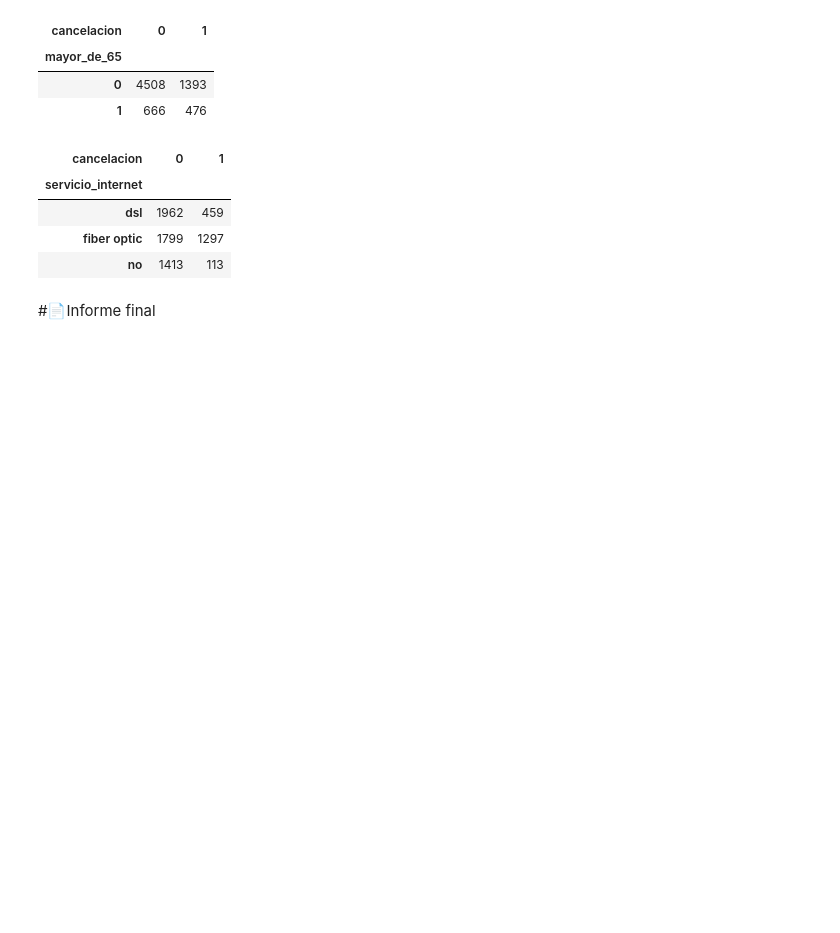
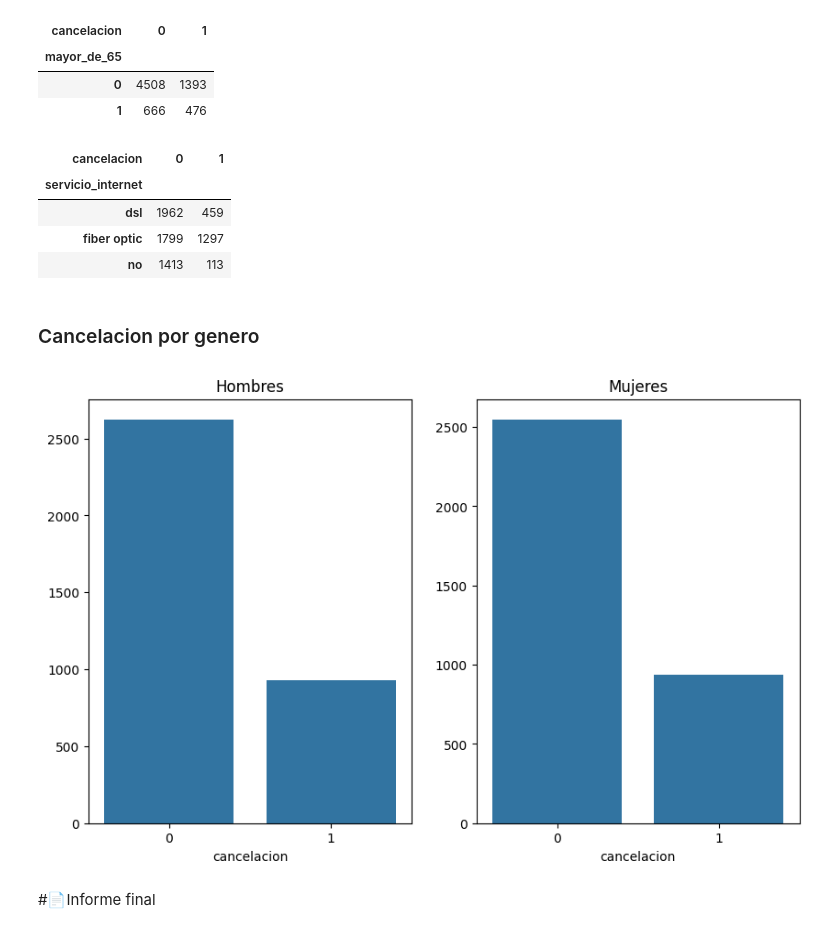
Before and after one commit to arnaldourbina/desafio_telecom_x, a Jupyter notebook: TelecomX_LATAM.ipynb, the cells around one changed output. Cells and saved outputs as stored; diff of their text form; code cells hidden in the pictures; blank space fills up the shorter version.

```diff
--- a/TelecomX_LATAM.ipynb
+++ b/TelecomX_LATAM.ipynb
@@ -257,3 +257,7 @@ Index(['id', 'cancelacion', 'genero', 'mayor_de_65', 'pareja', 'dependientes',
        'tipo_contrato', 'facturas_electronicas', 'metodo_pago',
        'total_pagos_mensuales', 'ingreso_total_cliente', 'cuentas_diarias'],
       dtype='object')
+# %%
+
+data_json_norm['tiempo_de_contrato'] = data_json_norm['ingreso_total_cliente']/data_json_norm['total_pagos_mensuales']
+data_json_norm.head()
@@ -348,5 +360,22 @@ cancelacion_servicio_internet
 | dsl | 1962 | 459 |
 | fiber optic | 1799 | 1297 |
 | no | 1413 | 113 |
+# %%
+data_json_norm['meses_de_contrato'] = data_json_norm['meses_de_contrato'].astype(np.float64)
+# %% [markdown]
+### Cancelacion por genero
+# %%
+hombres = data_json_norm[data_json_norm['genero'] == 'male']['cancelacion'].value_counts()
+mujeres= data_json_norm[data_json_norm['genero'] == 'female']['cancelacion'].value_counts()
+# %%
+fig, ax = plt.subplots(1,2, figsize=(10, 6))
+ax[0] = sns.barplot(x=hombres.index, y=hombres.values, ax=ax[0])
+ax[0] =
+ax[1] = sns.barplot(x=mujeres.index, y=mujeres.values, ax=ax[1])
+ax[0].set_title('Hombres')
+ax[1].set_title('Mujeres')
+plt.show()
+# %% [output]
+[figure, added]
 # %% [markdown]
 #📄Informe final
```
Also changed, not shown: parts of 1 cell of this notebook.
